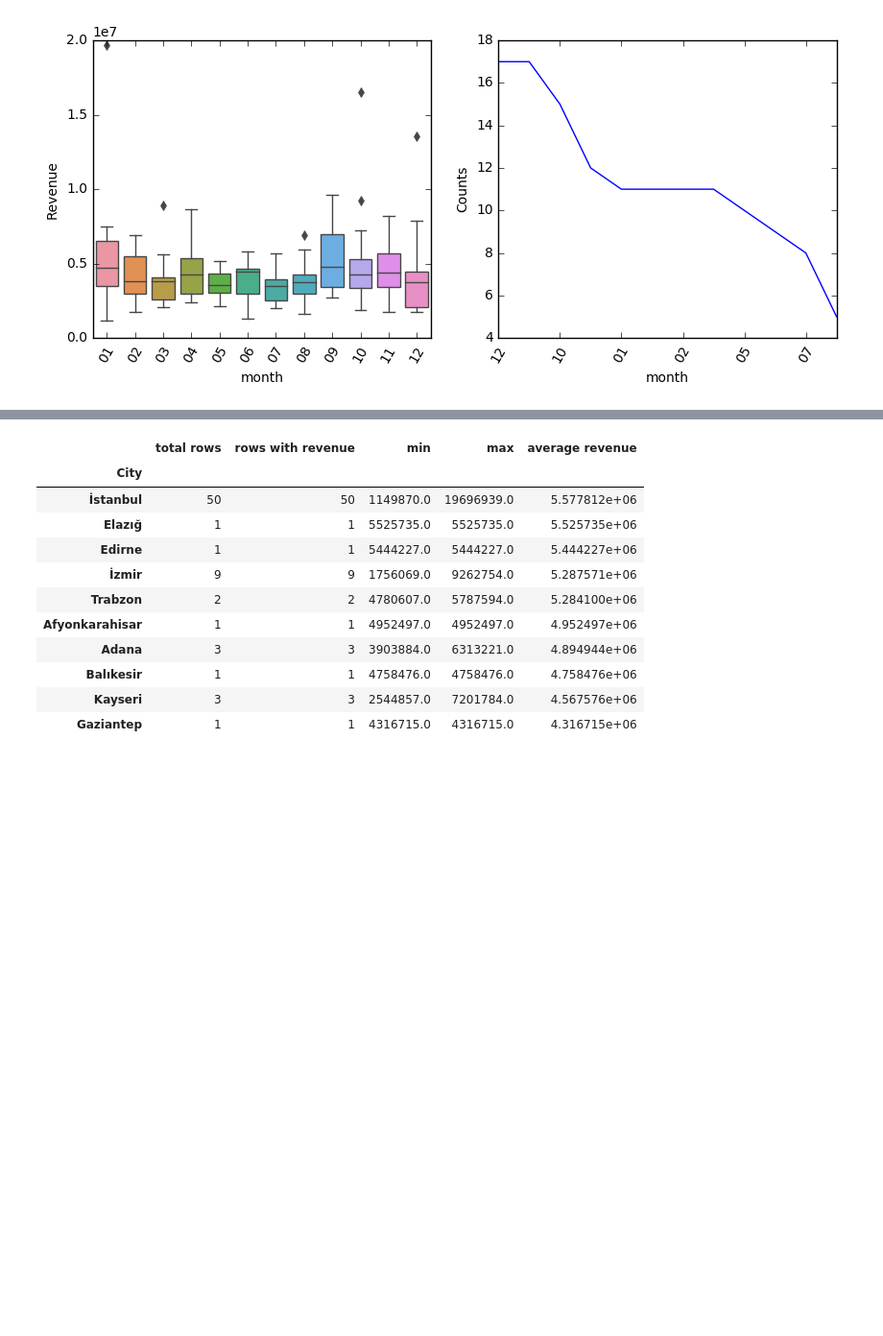
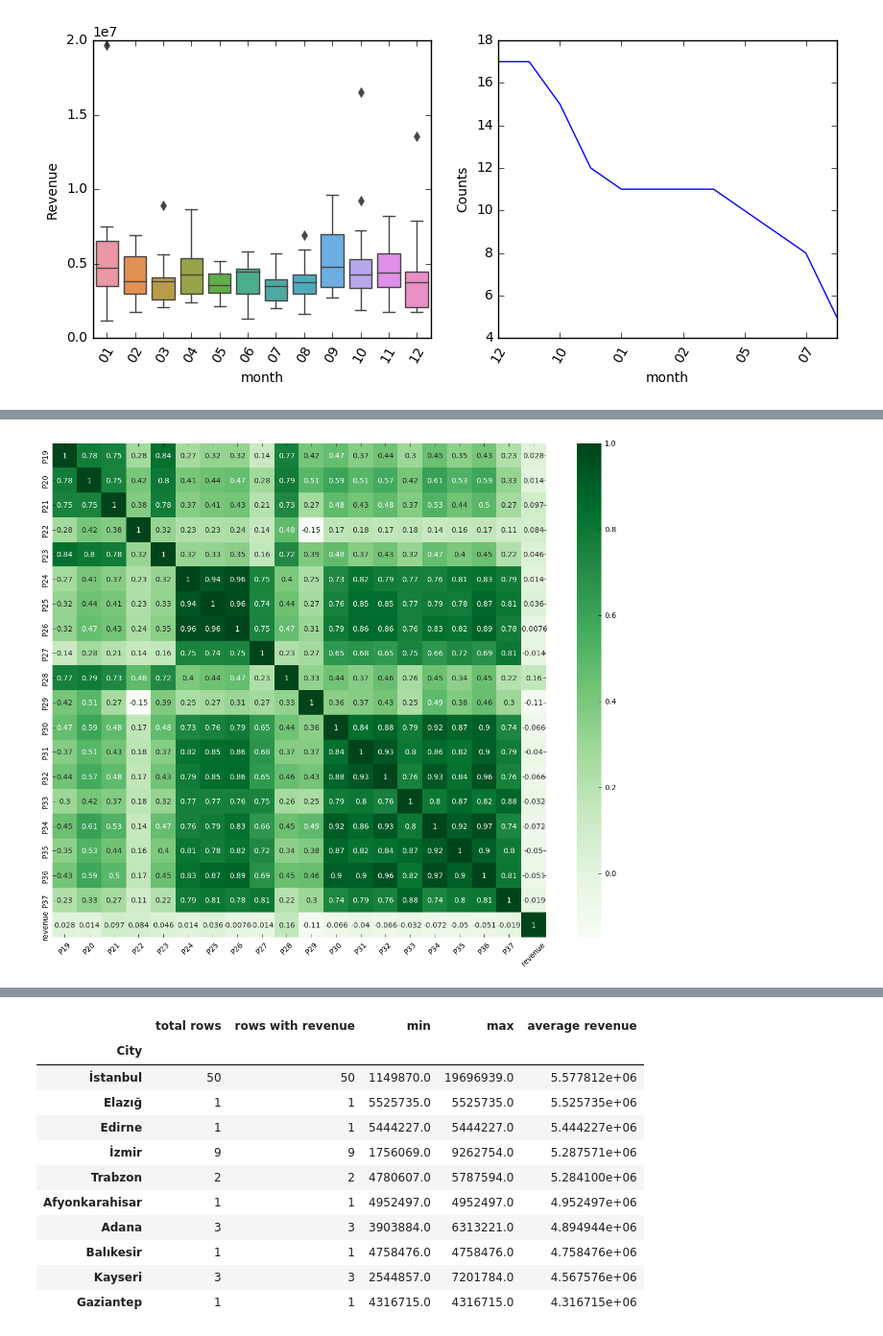
Before and after one commit to PurbashaChatterjee/RevenuePrediction, a Jupyter notebook: revenuePrediction.ipynb, the cells around one changed output, grey strips where cells are left out. Shown at 96% size. Cells and saved outputs as stored; diff of their text form; code cells hidden in the pictures; blank space fills up the shorter version.

```diff
--- a/revenuePrediction.ipynb
+++ b/revenuePrediction.ipynb
@@ -224,0 +249,8 @@ plt.show()
+# %%
+fig=plt.figure(figsize=(15,12))
+features=(train.loc[:,'P19':'P37']).columns.tolist()
+sns.heatmap(train[features+['revenue']].corr(),cmap='Greens',annot=True)
+plt.xticks(rotation=45)
+plt.show()
+# %% [output]
+[figure, added]
```
Also changed, not shown: parts of 34 cells of this notebook.
